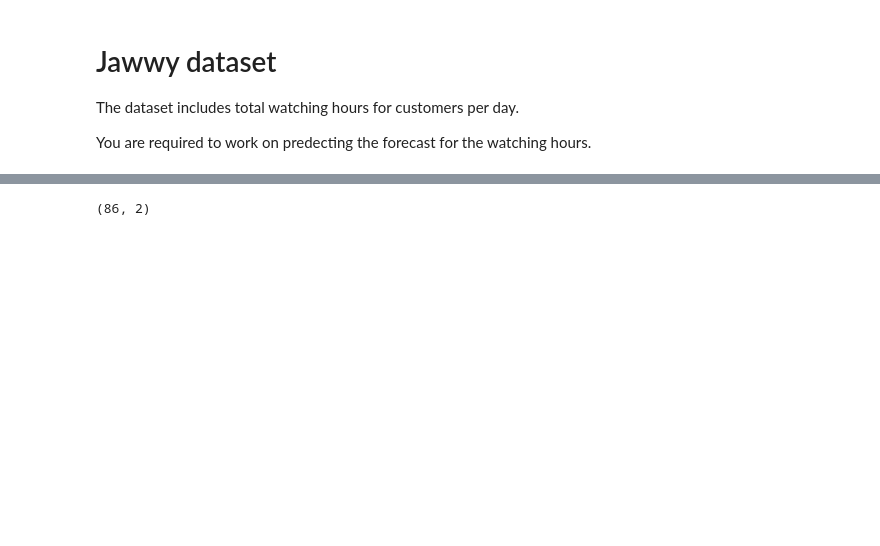
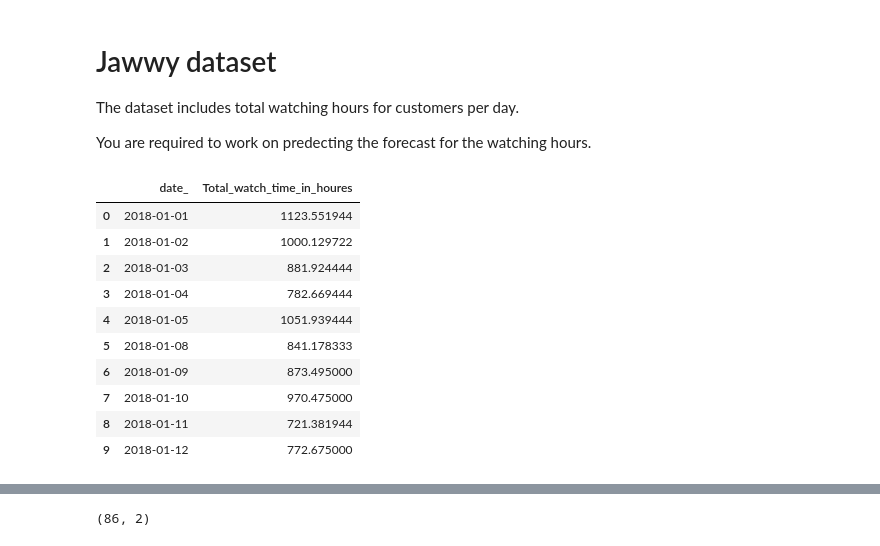
Before and after one commit to TMQ5/My_Projects, a Jupyter notebook: stc_TV_T2.ipynb, the cells around one changed output, grey strips where cells are left out. Saved outputs shown, nothing was run; the diff lists cells and outputs as text; code cells hidden in the pictures; blank space fills up the shorter version.

```diff
--- a/stc_TV_T2.ipynb
+++ b/stc_TV_T2.ipynb
@@ -38,3 +41,21 @@ import numpy as np      # provides fast mathematical computation on arrays and m
 The dataset includes total watching hours for customers per day.
 
 You are required to work on predecting the forecast for the watching hours.
+# %%
+# Read data from an Excel file into a DataFrame
+dataframe = pd.read_excel('stc TV Data Set_T2 .xlsx',index_col=0)
+# %%
+# Display the first 10 rows of the DataFrame
+dataframe.head(10)
+# %% [output]
+|  | date_ | Total_watch_time_in_houres |
+| 0 | 2018-01-01 | 1123.551944 |
+| 1 | 2018-01-02 | 1000.129722 |
+| 2 | 2018-01-03 | 881.924444 |
+| 3 | 2018-01-04 | 782.669444 |
+| 4 | 2018-01-05 | 1051.939444 |
+| 5 | 2018-01-08 | 841.178333 |
+| 6 | 2018-01-09 | 873.495000 |
+| 7 | 2018-01-10 | 970.475000 |
+| 8 | 2018-01-11 | 721.381944 |
+| 9 | 2018-01-12 | 772.675000 |
```
Also changed, not shown: parts of 32 cells of this notebook.
